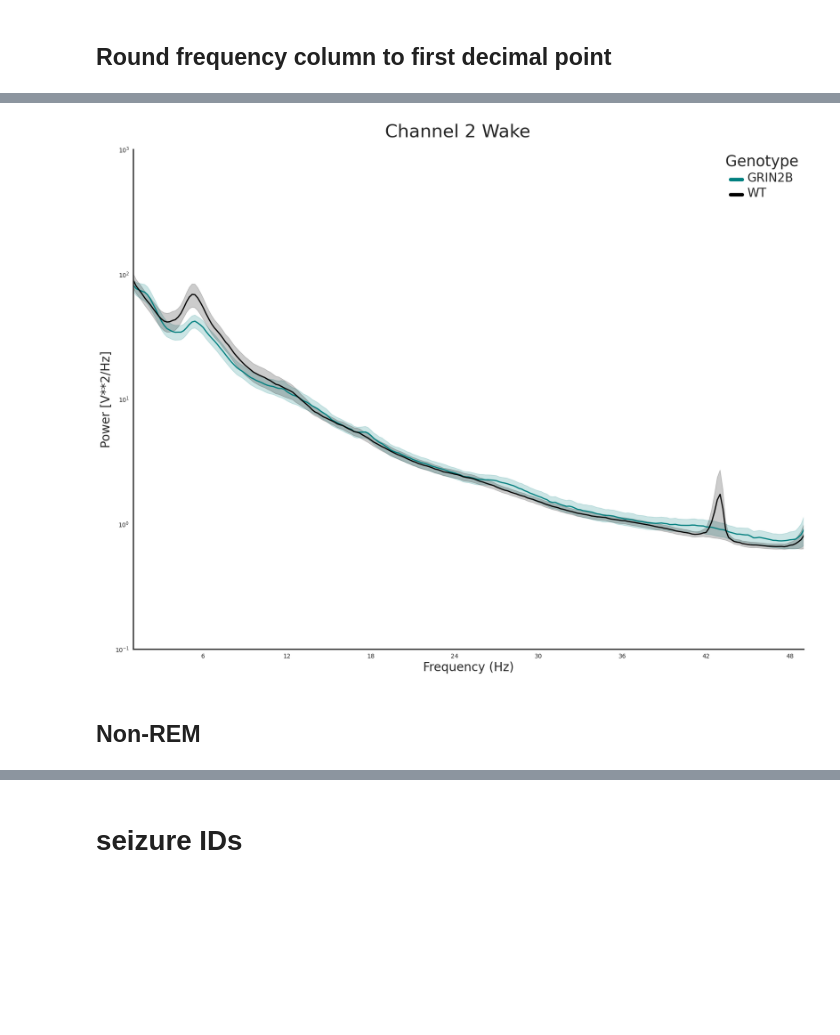
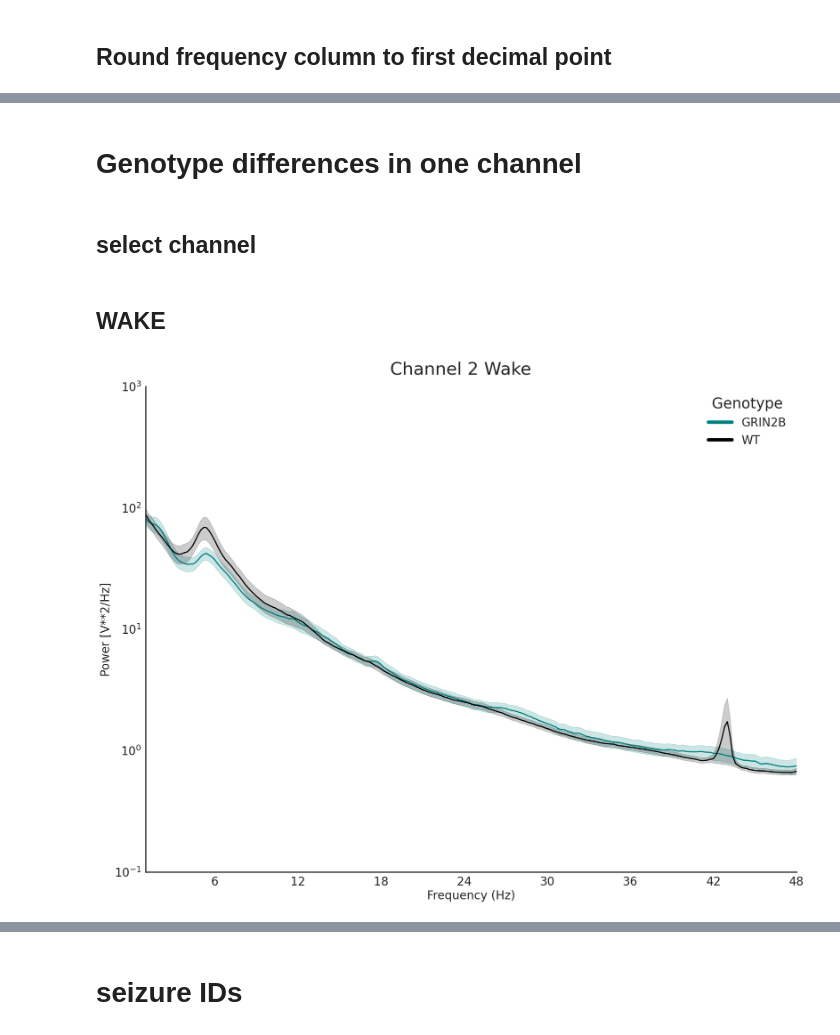
Before and after one commit to melissafasol/GRIN2B, a Jupyter notebook: notebooks/plotting_GRIN2B.ipynb, the cells around one changed output, grey strips where cells are left out. Saved outputs shown, nothing was run; the diff lists cells and outputs as text; code cells hidden in the pictures; blank space fills up the shorter version.

Commit message:
functions written for each plot

```diff
--- a/notebooks/plotting_GRIN2B.ipynb
+++ b/notebooks/plotting_GRIN2B.ipynb
@@ -149,0 +160,2 @@ chan_2_rem = rem.loc[rem['Channel'] == 2]
+# %% [markdown]
+# Genotype differences in one channel
@@ -149,0 +164,2 @@ chan_2_rem = rem.loc[rem['Channel'] == 2]
+# %% [markdown]
+## select channel
@@ -150,8 +171,8 @@ chan_2_rem = rem.loc[rem['Channel'] == 2]
+# %% [markdown]
+## WAKE
 # %%
 plotting = PlottingGRIN2B()
 plotting.plot_genotype_average_by_channel(data_to_plot = chan_2_wake, channel = 2, sleepstage = 'Wake',
-                                          save_directory = save_directory_test)
+                                          save_directory = save_directory_test, seizure = False)
 # %% [output]
-[figure, old version]
+[figure, new version]
-# %% [markdown]
-## Non-REM
```
Also changed, not shown: parts of 49 cells of this notebook.
